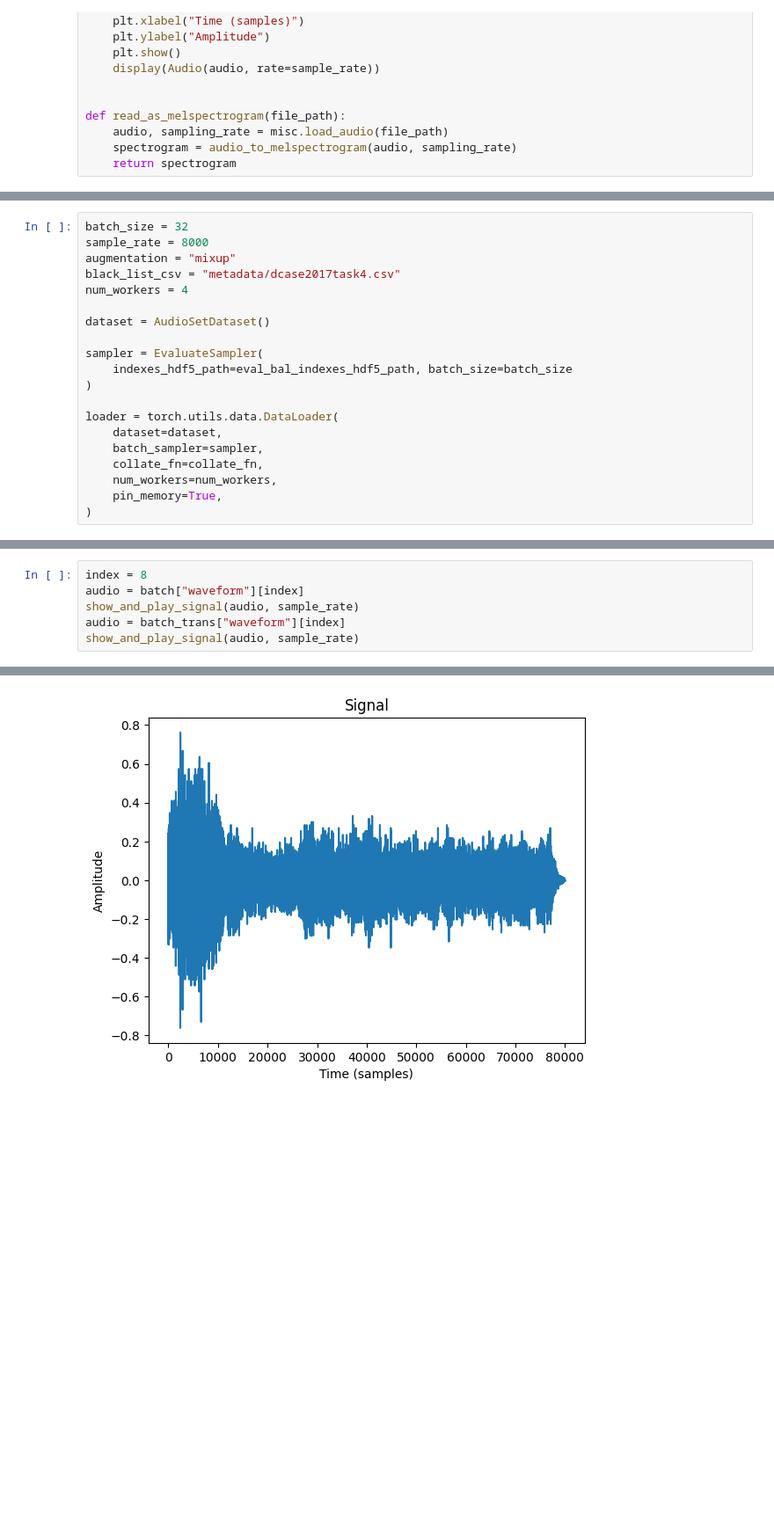
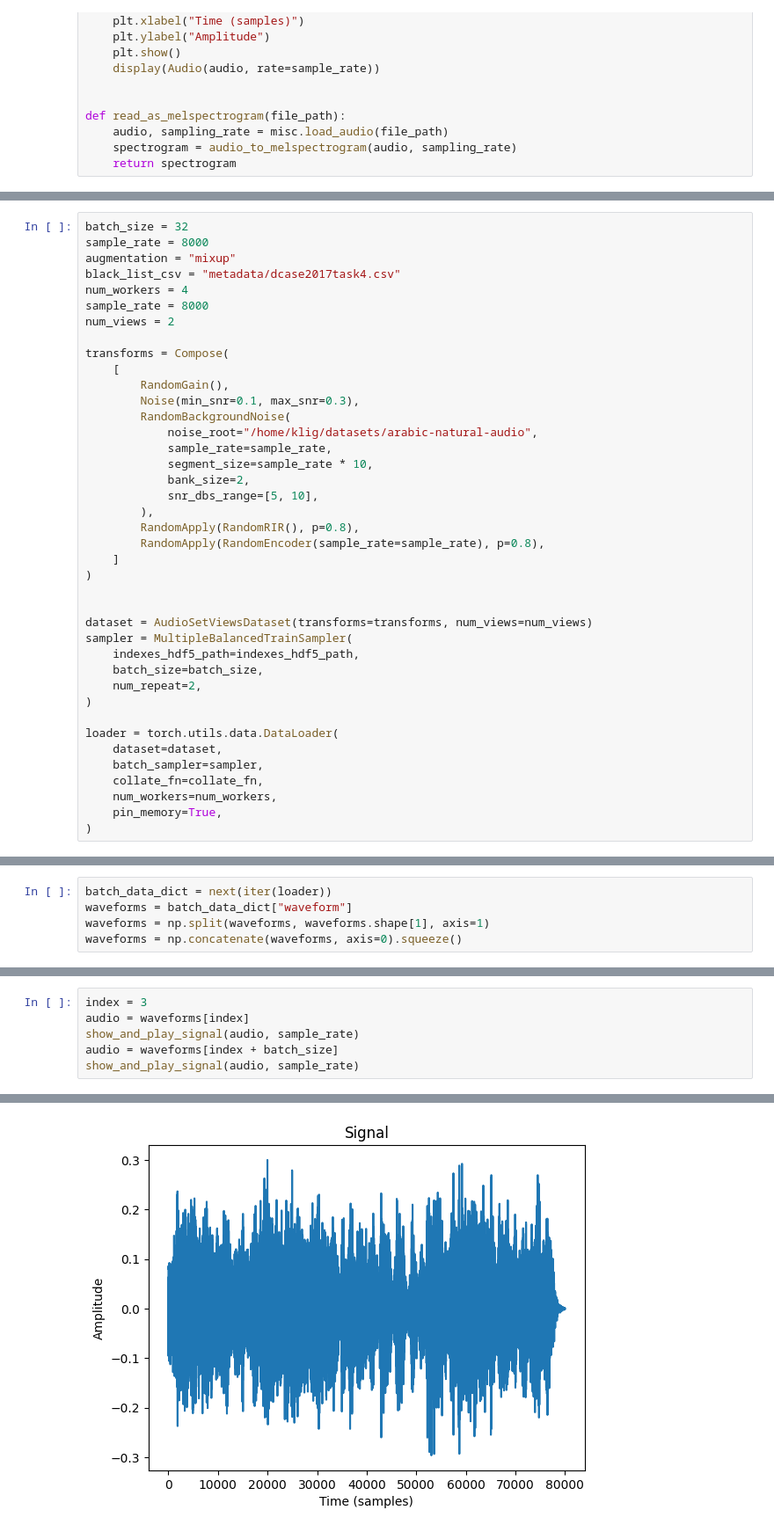
Before and after one commit to kligvasser/PANNs, a Jupyter notebook: data-loader.ipynb, the cells around one changed output, grey strips where cells are left out. Shown: that part at 88% size. Saved outputs shown, nothing was run; the diff lists cells and outputs as text; blank space fills up the shorter version.

```diff
--- a/data-loader.ipynb
+++ b/data-loader.ipynb
@@ -79,11 +73,31 @@ sample_rate = 8000
 augmentation = "mixup"
 black_list_csv = "metadata/dcase2017task4.csv"
 num_workers = 4
+sample_rate = 8000
+num_views = 2
 
-dataset = AudioSetDataset()
+transforms = Compose(
+    [
+        RandomGain(),
+        Noise(min_snr=0.1, max_snr=0.3),
+        RandomBackgroundNoise(
+            noise_root="/home/klig/datasets/arabic-natural-audio",
+            sample_rate=sample_rate,
+            segment_size=sample_rate * 10,
+            bank_size=2,
+            snr_dbs_range=[5, 10],
+        ),
+        RandomApply(RandomRIR(), p=0.8),
+        RandomApply(RandomEncoder(sample_rate=sample_rate), p=0.8),
+    ]
+)
 
-sampler = EvaluateSampler(
-    indexes_hdf5_path=eval_bal_indexes_hdf5_path, batch_size=batch_size
+
+dataset = AudioSetViewsDataset(transforms=transforms, num_views=num_views)
+sampler = MultipleBalancedTrainSampler(
+    indexes_hdf5_path=indexes_hdf5_path,
+    batch_size=batch_size,
+    num_repeat=2,
 )
 
 loader = torch.utils.data.DataLoader(
@@ -139,0 +110,5 @@ batch_trans = next(iter(loader_trans))
+# %%
+batch_data_dict = next(iter(loader))
+waveforms = batch_data_dict["waveform"]
+waveforms = np.split(waveforms, waveforms.shape[1], axis=1)
+waveforms = np.concatenate(waveforms, axis=0).squeeze()
@@ -140,7 +120,7 @@ batch_trans = next(iter(loader_trans))
 # %%
-index = 8
-audio = batch["waveform"][index]
+index = 3
+audio = waveforms[index]
 show_and_play_signal(audio, sample_rate)
-audio = batch_trans["waveform"][index]
+audio = waveforms[index + batch_size]
 show_and_play_signal(audio, sample_rate)
 # %% [output]
@@ -148,3 +128,3 @@ show_and_play_signal(audio, sample_rate)
 [interactive output not drawn]
-[figure, old version]
+[figure, new version]
 [interactive output not drawn]
```
Also changed, not shown: parts of 7 cells of this notebook, 5 other files.
